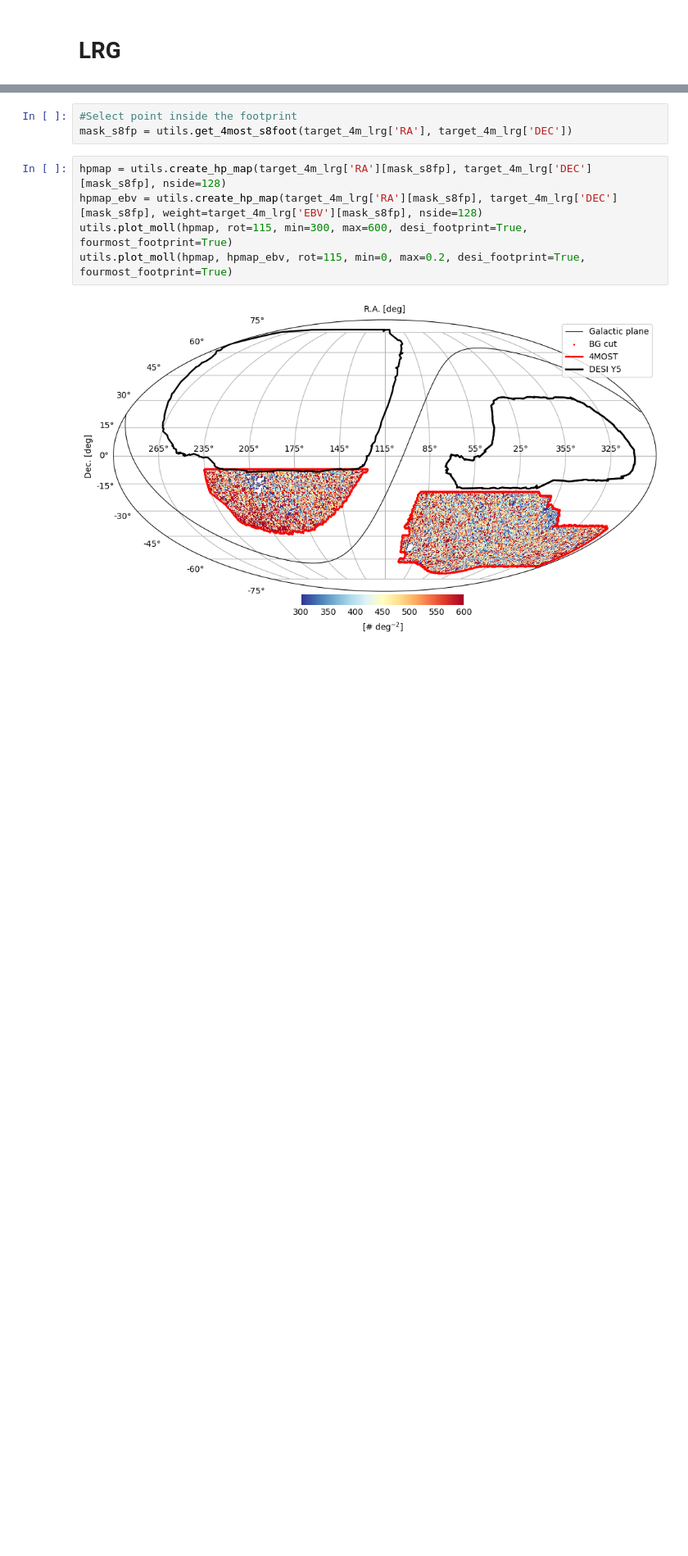
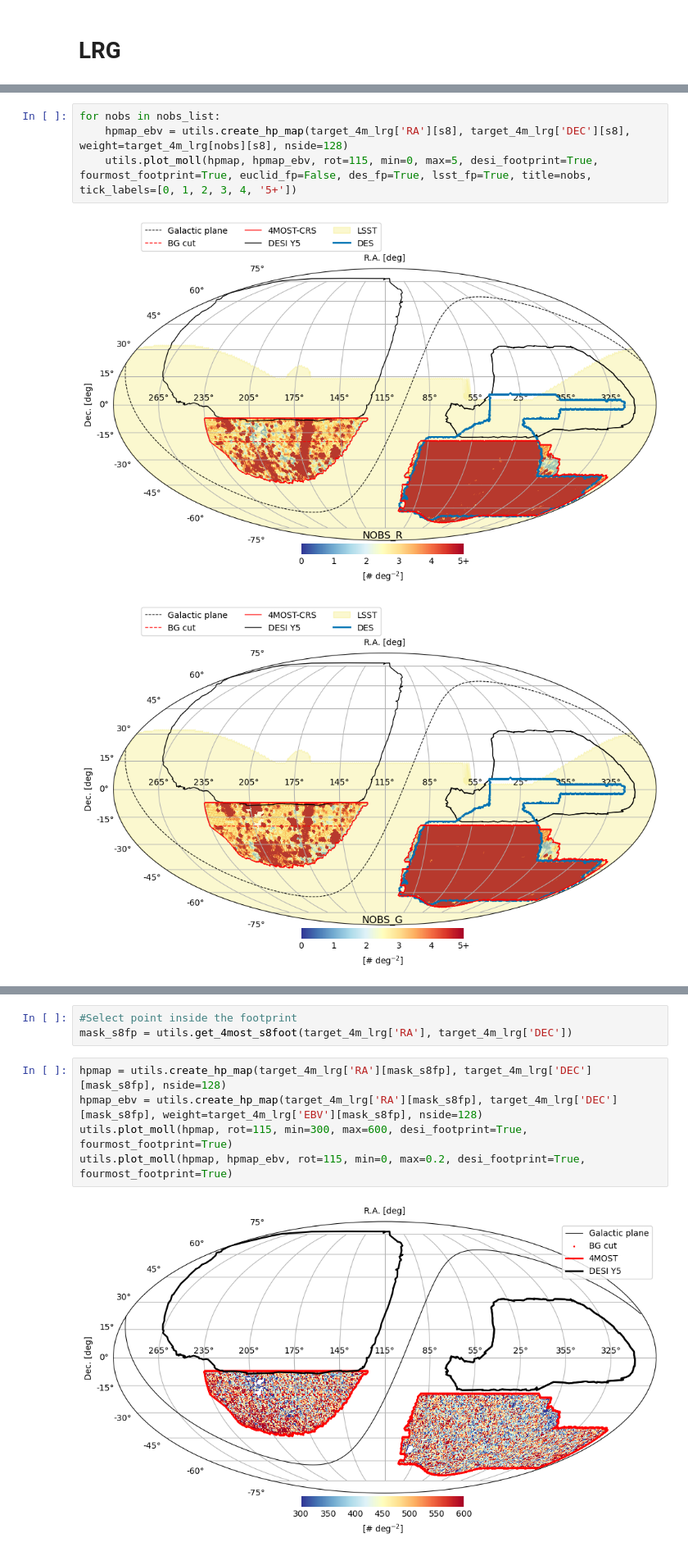
Before and after one commit to 4most-crs/4MOST_CRS_tools, a Jupyter notebook: CRStools/Tutorial_4most_CRS_footprint.ipynb, the cells around one changed output, grey strips where cells are left out. Shown at 82% size. Saved outputs shown, nothing was run; the diff lists cells and outputs as text; blank space fills up the shorter version.

```diff
--- a/CRStools/Tutorial_4most_CRS_footprint.ipynb
+++ b/CRStools/Tutorial_4most_CRS_footprint.ipynb
@@ -26,0 +52,7 @@ utils.plot_moll(hpmap, hpmap_ebv, rot=110, min=0, max=0.2, desi_footprint=False,
+# %%
+for nobs in nobs_list:
+    hpmap_ebv = utils.create_hp_map(target_4m_lrg['RA'][s8], target_4m_lrg['DEC'][s8], weight=target_4m_lrg[nobs][s8], nside=128)
+    utils.plot_moll(hpmap, hpmap_ebv, rot=115, min=0, max=5, desi_footprint=True, fourmost_footprint=True, euclid_fp=False, des_fp=True, lsst_fp=True, title=nobs, tick_labels=[0, 1, 2, 3, 4, '5+'])
+# %% [output]
+[figure, added]
+[figure, added]
```
Also changed, not shown: parts of 10 cells of this notebook, 10 other files.
